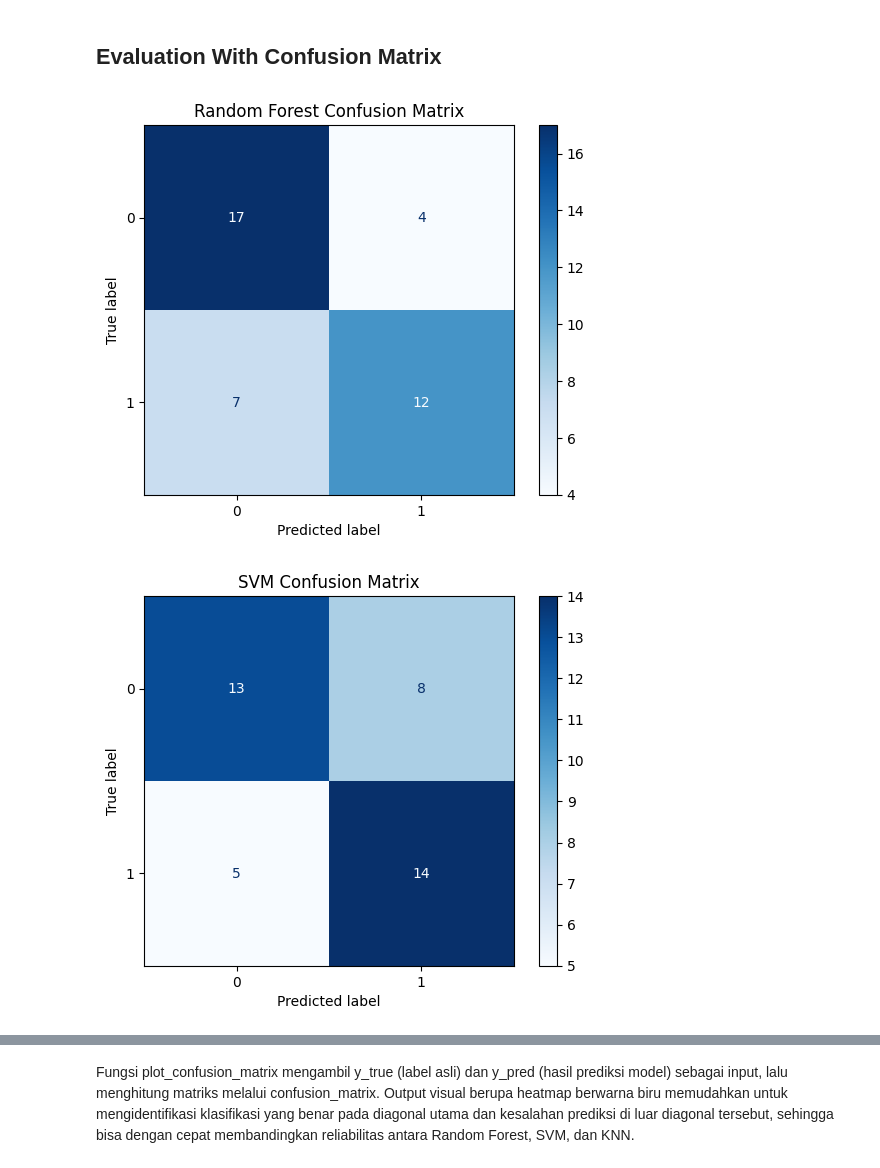
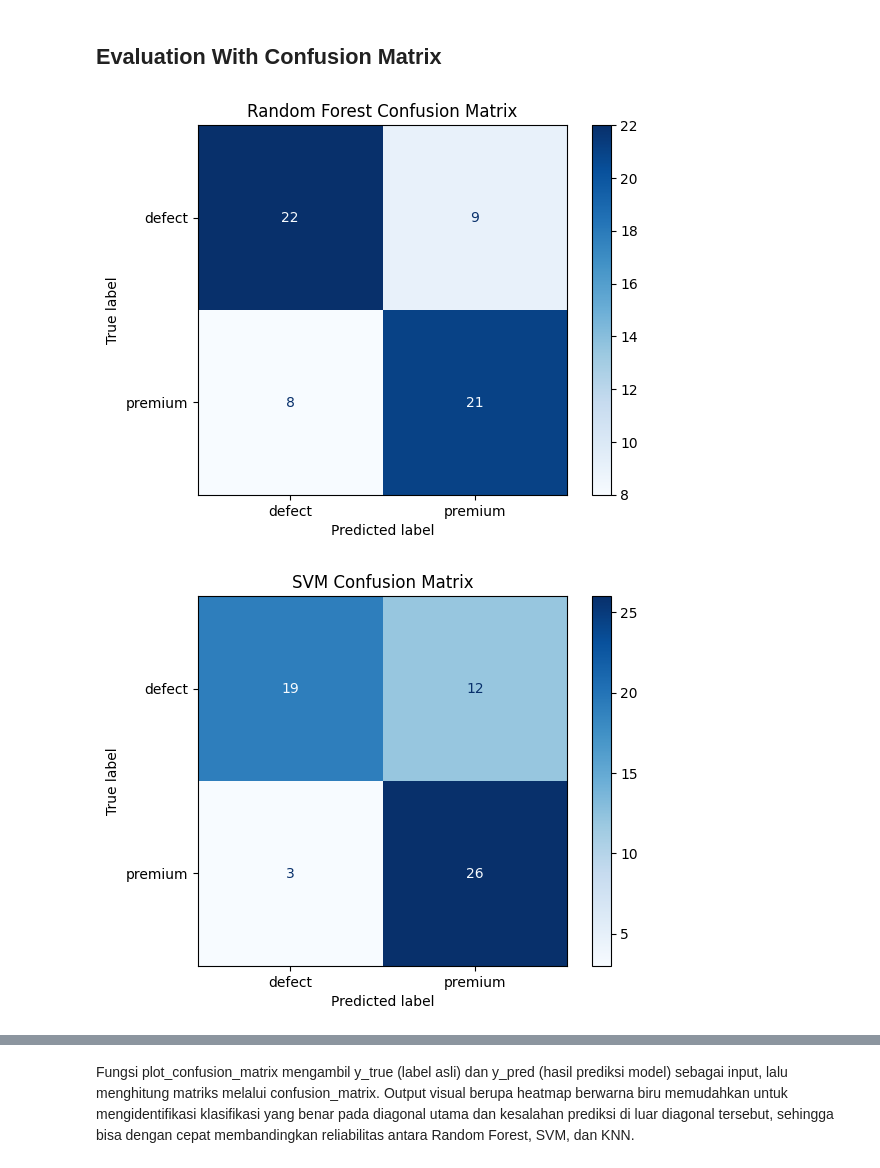
Before and after one commit to renzzskie/Klasifikasi-Mutu-Biji-Kopi-Normal-vs-Defect-, a Jupyter notebook: P3.ipynb, the cells around one changed output, grey strips where cells are left out. Drawn from its saved outputs; the diff is of its cells as text; code cells hidden in the pictures.

```diff
--- a/P3.ipynb
+++ b/P3.ipynb
@@ -262,5 +335,5 @@ Kernel untuk mempertajam gambar. Nilai tengah 8/9 yang lebih besar dari sekitarn
 # %%
-def resize(image, target_size=(128, 128)):
+def resize(image, target_size=(256, 256)):
     old_height, old_width = image.shape[:2]
     new_height, new_width = target_size
     resized_image = np.zeros((new_height, new_width), dtype=np.uint8)
@@ -303,7 +376,9 @@ def prepro3(image):
     # 2. Edge Detection Sobel manual
     img_edge = edge(img_smooth, sobelX, sobelY) # [cite: 19, 42, 43]
 
-    return img_edge
+    img_tresh = thresholding(img_edge, 15) # [cite: 44, 45]
+
+    return img_tresh
 # %% [markdown]
 Fungsi resize untuk mengubah ukuran gambar ke dimensi target secara manual menggunakan metode nearest neighbor. Setiap piksel pada gambar baru dipetakan ke posisi piksel terdekat di gambar asli berdasarkan perbandingan skala lebar dan tinggi. Fungsi prepro1: Median Filter + Normalisasi untuk pipeline preprocessing eksperimen pertama. Pertama gambar dihaluskan menggunakan median filter ukuran 3x3 untuk menghilangkan noise, lalu hasilnya dinormalisasi agar nilai piksel tersebar merata dari 0 sampai 255. Fungsi prepro2: Histogram Equalization + Sharpening untuk pipeline preprocessing eksperimen kedua. Pertama distribusi intensitas gambar diratakan menggunakan histogram equalization agar detail di area gelap maupun terang lebih terlihat, lalu dilakukan sharpening melalui konvolusi untuk mempertajam tepi dan detail gambar. Fungsi np.clip dipakai karena hasil konvolusi bisa menghasilkan nilai di luar rentang 0-255. Fungsi prepro3: Smoothing + Edge Detection untuk pipeline preprocessing eksperimen ketiga. Pertama gambar dihaluskan menggunakan mean filter ukuran 3x3 untuk mengurangi noise sebelum deteksi tepi, lalu diterapkan deteksi tepi Sobel pada kedua arah horizontal dan vertikal untuk menghasilkan gambar yang hanya menampilkan informasi tepi biji kopi.
 # %% [markdown]
@@ -313,7 +388,7 @@ Fungsi resize untuk mengubah ukuran gambar ke dimensi target secara manual mengg
 dataPreprocessed = []
 for i in range(len(data)):
     # 1. Resize dulu pakai fungsi manual
-    img_resized = resize(data[i], target_size=(128, 128))
+    img_resized = resize(data[i], target_size=(256, 256))
 
     # 2. Panggil eksperimennya (Ganti prepro1 jadi prepro2 / prepro3 untuk tes yang lain)
     img_final = prepro3(img_resized)
@@ -607,7 +695,7 @@ Menghitung matriks korelasi antar semua fitur tekstur dengan terlebih dahulu men
 # ubah bagian test_size sesuai kebutuhan
 # 0.3 = 30% data untuk testing (train/test 70/30)
 # 0.2 = 20% data untuk testing (train/test 80/20)
-X_train, X_test, y_train, y_test = train_test_split(x_new, y, test_size=0.2, random_state=42)
+X_train, X_test, y_train, y_test = train_test_split(x_new, y, test_size=0.3, random_state=42)
 print(X_train.shape)
 print(X_test.shape)
 # %% [output]
@@ -759,17 +847,18 @@ Menjalankan knn.fit(X_train, y_train). Berbeda dengan model lainnya, KNN tidak m
 # %%
 def plot_confusion_matrix(y_true, y_pred, title):
     cm = confusion_matrix(y_true, y_pred)
-    disp = ConfusionMatrixDisplay(confusion_matrix=cm)
+    # Menambahkan display_labels agar 0 jadi defect dan 1 jadi premium
+    disp = ConfusionMatrixDisplay(confusion_matrix=cm, display_labels=['defect', 'premium'])
     disp.plot(cmap=plt.cm.Blues)
     plt.title(title)
     plt.show()
 
 # Plot confusion matrix for Random Forest
 plot_confusion_matrix(y_test, rf.predict(X_test), "Random Forest Confusion Matrix")
 # Plot confusion matrix for SVM
 plot_confusion_matrix(y_test, svm.predict(X_test), "SVM Confusion Matrix")
 # Plot confusion matrix for KNN
 plot_confusion_matrix(y_test, knn.predict(X_test), "KNN Confusion Matrix")
 # %% [output]
-[figure, old version]
+[figure, new version]
-[figure, old version]
+[figure, new version]
```
Also changed, not shown: parts of 9 cells of this notebook, 7 other files.
